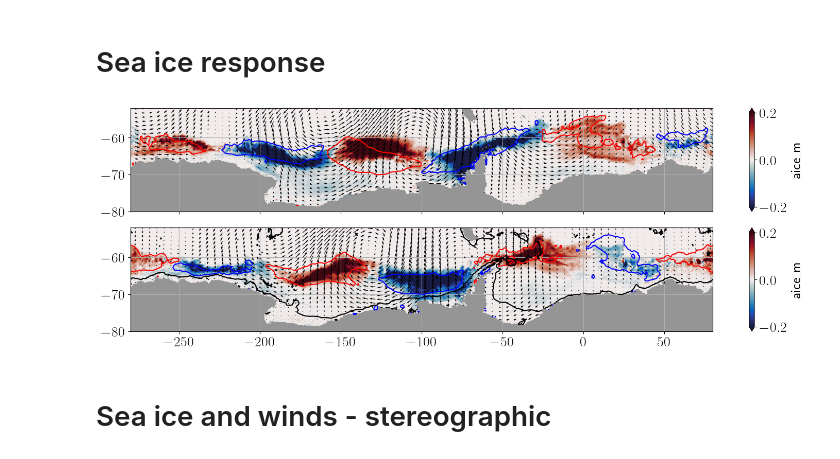
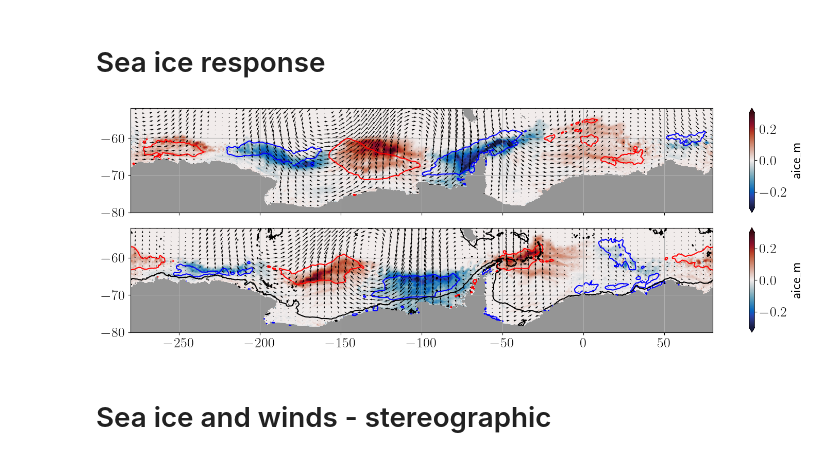
Before and after one commit to MatthisAuger/ZW3_densewater, a Jupyter notebook: submission_figs/fig1.ipynb, the cells around one changed output. Cells and saved outputs as stored; diff of their text form; code cells hidden in the pictures.

```diff
--- a/submission_figs/fig1.ipynb
+++ b/submission_figs/fig1.ipynb
@@ -43,14 +45,8 @@ def ax_map(f, subploti = 1, subplotj = 1, subplotn = 1,latlim = -50,continent =
 # %%
 v = xr.open_dataarray("/g/data/oz91/ma3822/ZW3/data/fig1/v_perturbation.nc")
 slp = xr.open_dataarray("/g/data/oz91/ma3822/ZW3/data/fig1/slp_perturbation.nc")
+hu = xr.open_dataarray("/g/data/oz91/ma3822/ZW3/data/hu.nc")
 perturbation_scaling = xr.open_dataarray("/g/data/oz91/ma3822/ZW3/data/fig1/perturbation_scaling.nc")
-# dsw_response = xr.open_dataarray("/g/data/oz91/ma3822/ZW3/data/fig1/dswf_year1_response.nc")
-# dsw_benchmark = xr.open_dataset("/g/data/oz91/ma3822/ZW3/data/fig1/dswf_benchmark.nc")
+shelf_mask_1000 = xr.open_dataarray('/g/data/oz91/ma3822/ZW3/data/shelf_mask_ACCESS_grid.nc')
-# %%
-import cosima_cookbook as cc
-expt = '01deg_jra55v140_iaf_cycle3'
-session = cc.database.create_session()
-hu = cc.querying.getvar(expt, 'hu', session, n=1)
-hu = hu.sel(yu_ocean = slice(-90,-50))
 # %% [markdown]
 # Plot perturbation spatial pattern
@@ -120,46 +200,50 @@ for side in ['right','top']:
+# %%
+months_sim = slice(2,8) #1 month difference in the datasets
+months_obs = slice(3,9)
+levelobs = [-0.03, 0.03]
 # %%
 fig, axes = plt.subplots(2,1,figsize=(15,5), sharex = True)
 Q = []
 
 ax = axes[0]
 
-(sim_iceconc.sel(scenario = "PC1Plus").isel(time = slice(4,8)).mean("time") - sim_iceconc.sel(scenario = "Neutral").isel(time = slice(4,8)).mean("time") ).plot(ax = ax, cmap = cm.cm.balance, vmin = -0.2, vmax = 0.2, add_colorbar = "False" )
-cs = ax.contour(regressed_sic_obs.lon[:,:158], regressed_sic_obs.lat[:,:158],regressed_sic_obs.sel(pc = "pc1").isel(month = slice(5,9)).mean("month")[:,:158], levels = [-0.03,0.03], colors = ["b", "r"])
-cs = ax.contour(regressed_sic_obs.lon[:,158:], regressed_sic_obs.lat[:,158:],regressed_sic_obs.sel(pc = "pc1").isel(month = slice(5,9)).mean("month")[:,158:], levels = [-0.03,0.03], colors = ["b", "r"])
-cs = ax.contour(regressed_sic_obs.lon[:,:158]-360, regressed_sic_obs.lat[:,:158],regressed_sic_obs.sel(pc = "pc1").isel(month = slice(5,9)).mean("month")[:,:158], levels = [-0.03,0.03], colors = ["b", "r"])
-cs = ax.contour(regressed_sic_obs.lon[:,158:]-360, regressed_sic_obs.lat[:,158:],regressed_sic_obs.sel(pc = "pc1").isel(month = slice(5,9 )).mean("month")[:,158:], levels =[-0.03,0.03], colors = ["b", "r"])
+(sim_iceconc.sel(scenario = "PC1Plus").isel(time = months_sim).mean("time") - sim_iceconc.sel(scenario = "Neutral").isel(time = months_sim).mean("time") ).plot(ax = ax, cmap = cm.cm.balance, vmin = -0.3, vmax = 0.3, add_colorbar = "False" )
+cs = ax.contour(regressed_sic_obs.lon[:,:158], regressed_sic_obs.lat[:,:158],regressed_sic_obs.sel(pc = "pc1").isel(month = months_obs).mean("month")[:,:158], levels = levelobs, colors = ["b", "r"])
+cs = ax.contour(regressed_sic_obs.lon[:,158:], regressed_sic_obs.lat[:,158:],regressed_sic_obs.sel(pc = "pc1").isel(month = months_obs).mean("month")[:,158:], levels = levelobs, colors = ["b", "r"])
+cs = ax.contour(regressed_sic_obs.lon[:,:158]-360, regressed_sic_obs.lat[:,:158],regressed_sic_obs.sel(pc = "pc1").isel(month = months_obs).mean("month")[:,:158], levels = levelobs, colors = ["b", "r"])
+cs = ax.contour(regressed_sic_obs.lon[:,158:]-360, regressed_sic_obs.lat[:,158:],regressed_sic_obs.sel(pc = "pc1").isel(month = months_obs).mean("month")[:,158:], levels =levelobs, colors = ["b", "r"])
 Q=ax.quiver(u10_coarsened_plot.longitude, u10_coarsened_plot.latitude, u10_coarsened_plot.sel(scenario = "PC1Plus"),v10_coarsened_plot.sel(scenario = "PC1Plus"),scale = 150,width = 0.001,headwidth = 3, headlength = 2,headaxislength = 2)
 Q._init()
 ax.quiver(u10_coarsened_plot.longitude-360, u10_coarsened_plot.latitude, u10_coarsened_plot.sel(scenario = "PC1Plus"),v10_coarsened_plot.sel(scenario = "PC1Plus"),scale = Q.scale, width = Q.width)
 land = xr.where(np.isnan(hu.rename('land')), 1, np.nan)
 land.plot(ax = ax,add_colorbar =False, cmap = "Greys")
 ax.set_ylim(-80, -52)
 ax.grid()
 ax.set_xlabel(None)
 ax.set_ylabel(None)
 
 
 
 ax = axes[1]
-(sim_iceconc.sel(scenario = "PC2Plus").isel(time = slice(4,8)).mean("time") - sim_iceconc.sel(scenario = "Neutral").isel(time = slice(4,8)).mean("time") ).plot(ax = ax, cmap = cm.cm.balance, vmin = -0.2, vmax = 0.2 , add_colorbar = "False" )
-cs = ax.contour(regressed_sic_obs.lon[:,:158], regressed_sic_obs.lat[:,:158],regressed_sic_obs.sel(pc = "pc2").isel(month = slice(5,9)).mean("month")[:,:158], levels = [-0.03,0.03], colors = ["b", "r"])
-cs = ax.contour(regressed_sic_obs.lon[:,158:], regressed_sic_obs.lat[:,158:],regressed_sic_obs.sel(pc = "pc2").isel(month = slice(5,9)).mean("month")[:,158:], levels = [-0.03,0.03], colors = ["b", "r"])
-cs = ax.contour(regressed_sic_obs.lon[:,:158]-360, regressed_sic_obs.lat[:,:158],regressed_sic_obs.sel(pc = "pc2").isel(month = slice(5,9)).mean("month")[:,:158], levels = [-0.03,0.03], colors = ["b", "r"])
-cs = ax.contour(regressed_sic_obs.lon[:,158:]-360, regressed_sic_obs.lat[:,158:],regressed_sic_obs.sel(pc = "pc2").isel(month = slice(5,9 )).mean("month")[:,158:], levels = [-0.03,0.03], colors = ["b", "r"])
+(sim_iceconc.sel(scenario = "PC2Plus").isel(time = months_sim).mean("time") - sim_iceconc.sel(scenario = "Neutral").isel(time = months_sim).mean("time") ).plot(ax = ax, cmap = cm.cm.balance, vmin = -0.3, vmax = 0.3 , add_colorbar = "False" )
+cs = ax.contour(regressed_sic_obs.lon[:,:158], regressed_sic_obs.lat[:,:158],regressed_sic_obs.sel(pc = "pc2").isel(month = months_obs).mean("month")[:,:158], levels = levelobs, colors = ["b", "r"])
+cs = ax.contour(regressed_sic_obs.lon[:,158:], regressed_sic_obs.lat[:,158:],regressed_sic_obs.sel(pc = "pc2").isel(month = months_obs).mean("month")[:,158:], levels = levelobs, colors = ["b", "r"])
+cs = ax.contour(regressed_sic_obs.lon[:,:158]-360, regressed_sic_obs.lat[:,:158],regressed_sic_obs.sel(pc = "pc2").isel(month = months_obs).mean("month")[:,:158], levels = levelobs, colors = ["b", "r"])
+cs = ax.contour(regressed_sic_obs.lon[:,158:]-360, regressed_sic_obs.lat[:,158:],regressed_sic_obs.sel(pc = "pc2").isel(month = months_obs).mean("month")[:,158:], levels = levelobs, colors = ["b", "r"])
 ax.quiver(u10_coarsened_plot.longitude, u10_coarsened_plot.latitude, u10_coarsened_plot.sel(scenario = "PC2Plus"),v10_coarsened_plot.sel(scenario = "PC2Plus"),scale = Q.scale, width = Q.width)
 ax.quiver(u10_coarsened_plot.longitude-360, u10_coarsened_plot.latitude, u10_coarsened_plot.sel(scenario = "PC2Plus"),v10_coarsened_plot.sel(scenario = "PC2Plus"),scale = Q.scale, width = Q.width)
 land = xr.where(np.isnan(hu.rename('land')), 1, np.nan)
 land.plot(ax = ax,add_colorbar =False, cmap = "Greys")
 hu.plot.contour(ax = ax,levels = [1000], colors = 'k')
 ax.grid()
 ax.set_xlabel(None)
 ax.set_ylabel(None)
 desired_length = 0.01  # plot units
 actual_speed = desired_length * 150  # = 15 m/s
 ax.set_ylim(-80, -52)
 plt.tight_layout()
 # %% [output]
-[figure, old version]
+[figure, new version]
 # %%
 names = ['Neutral', 'PC1Plus', 'PC1Minus', 'PC2Plus', 'PC2Minus']
 
```
Also changed, not shown: parts of 9 cells of this notebook, 2 other files.
